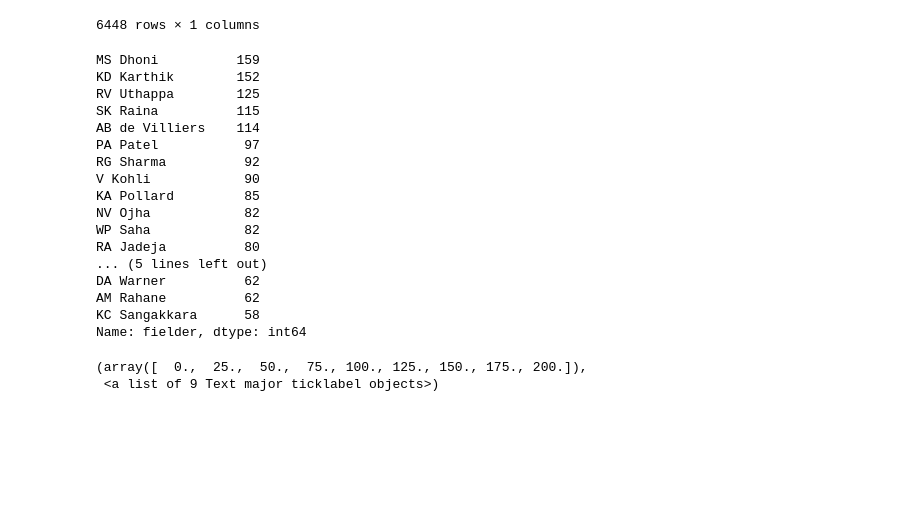
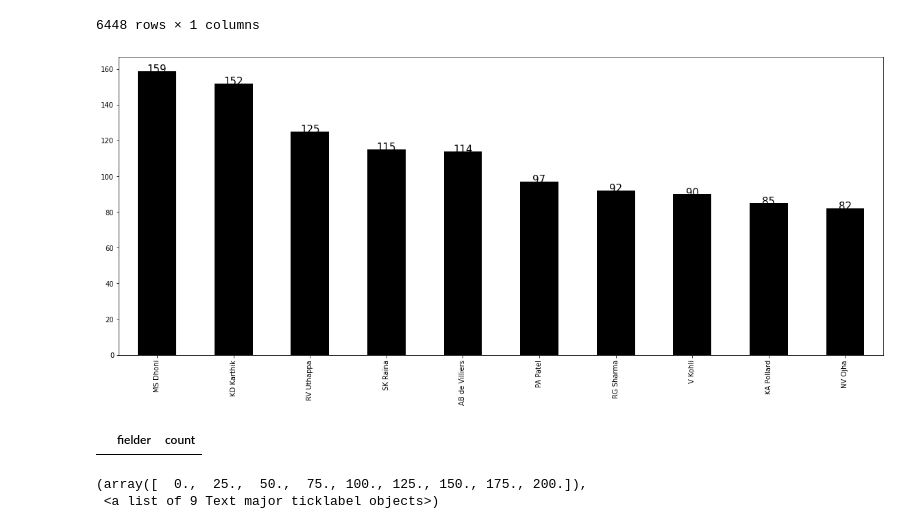
Before and after one commit to nehit210/EDA-on-sports-dataset, a Jupyter notebook: EDA.ipynb, the cells around one changed output. Cells and saved outputs as stored; diff of their text form; code cells hidden in the pictures; blank space fills up the shorter version.

```diff
--- a/EDA.ipynb
+++ b/EDA.ipynb
@@ -510,26 +510,18 @@ field.dropna()
 | 179067 | Q de Kock |
 | 179075 | KH Pandya |
 6448 rows × 1 columns
-# %%
-field['fielder'].value_counts().head(20)
-# %% [output]
-MS Dhoni          159
-KD Karthik        152
-RV Uthappa        125
-SK Raina          115
-AB de Villiers    114
-PA Patel           97
-RG Sharma          92
-V Kohli            90
-KA Pollard         85
-NV Ojha            82
-WP Saha            82
-RA Jadeja          80
-... (5 lines left out)
-DA Warner          62
-AM Rahane          62
-KC Sangakkara      58
-Name: fielder, dtype: int64
+# %%
+field['fielder'].value_counts().head(10).plot(kind='bar',figsize=(20,8),color='black')
+for index,data in enumerate(field['fielder'].value_counts().head(10)):
+    plt.text(x=index , y =data+1 , s=f"{data}" , fontdict=dict(fontsize=15), horizontalalignment='center',
+                verticalalignment='center')
+# %% [output]
+[figure, added]
+# %%
+920field=field.dropna()
+field.head(10)
+# %% [output]
+|  | fielder | count |
 # %%
 balls=pd.DataFrame(ipl_data.groupby('batsman')['ball'].count())
 runs=pd.DataFrame(ipl_data.groupby('batsman')['batsman_runs'].sum())
```
